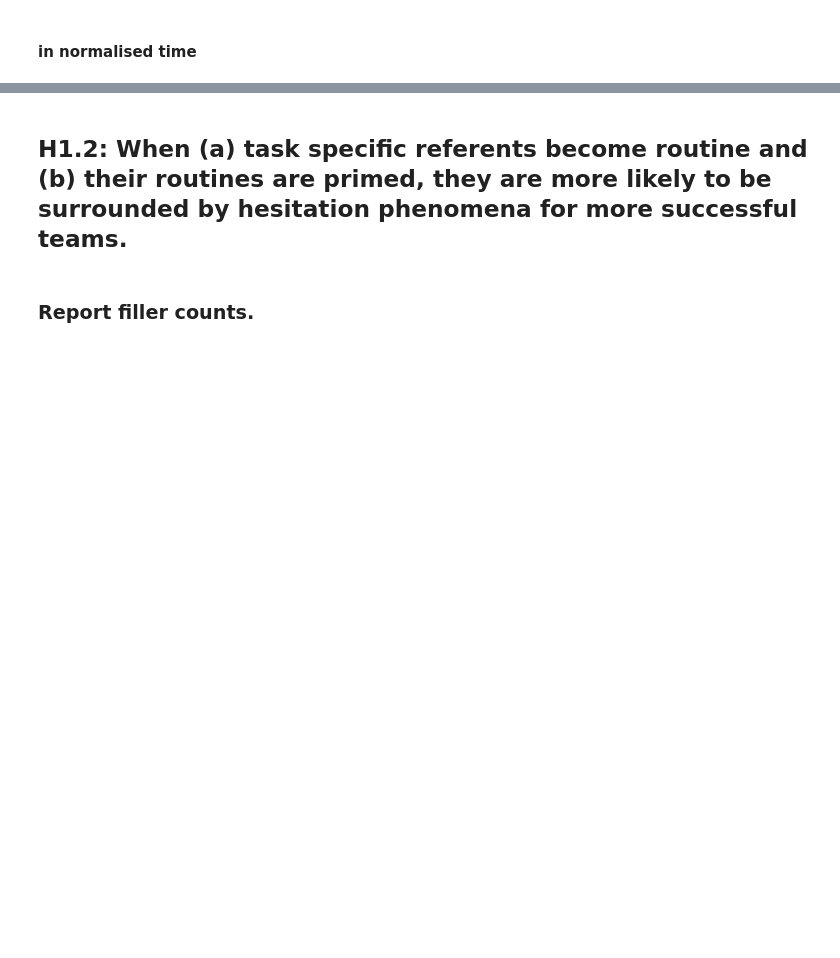
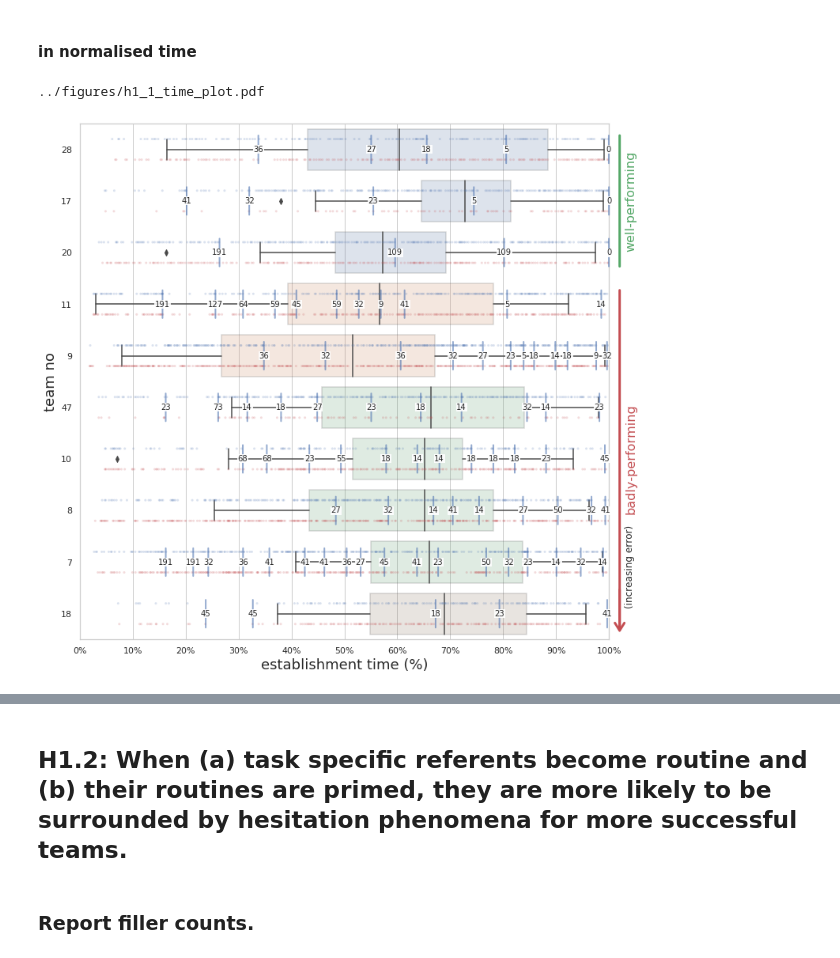
Before and after one commit to chili-epfl/justhink-alignment-analysis, a Jupyter notebook: tools/7_test_the_hypotheses.ipynb, the cells around one changed output, grey strips where cells are left out. Drawn from its saved outputs; the diff is of its cells as text; code cells hidden in the pictures; blank space fills up the shorter version.

```diff
--- a/tools/7_test_the_hypotheses.ipynb
+++ b/tools/7_test_the_hypotheses.ipynb
@@ -866,10 +877,11 @@ def plot_establishment(df, x,
         l = [0] + seps + [1]
         x = 1.02
         offset = 0.02
-        labels = [('success', 'g'), ('fail', 'r')]
+        labels = [('well-performing', 'g'),
+                  ('badly-performing', 'r')]
         for i, (previous, current) in enumerate(zip(l, l[1:])):
             if isinstance(previous, str):
-                previous = (order.index(previous) + 1)  /len(order)
+                previous = (order.index(previous) + 1) / len(order)
             if isinstance(current, str):
                 current = (order.index(current) + 1) / len(order)
             previous += offset
@@ -888,33 +900,91 @@ def plot_establishment(df, x,
                             rotation=90,
                             xycoords='axes fraction',
                             ha='left', va='center')
-        s = 'decreasing \n performance  \n (increasing error)'
-        s = '(decreasing performance)'
+
+        s = '(increasing error)'
         x = 1.02
         style = '<-,head_length=0.8,head_width=0.5'
         props = dict(arrowstyle=style, linewidth=3, color='r')
         ax.annotate(s='',
-                    xy=(x, 0.5),
+                    xy=(x, 0.1),
                     xytext=(x, 0.01),
                     xycoords='axes fraction',
                     arrowprops=props)
         t = ax.annotate(s,
                         xy=(x+0.01, 0.06),
                         fontsize=12,
                         rotation=90,
                         xycoords='axes fraction',
                         ha='left', va='bottom')
 
     if fig is not None and save:
         if save_filename is None:
             save_filename = 'h1_1_{}_plot.png'.format(xlabel.split()[-2])
         export_file = plots_dir.joinpath(
             pl.Path(save_filename).with_suffix('.png'))
         # fig.savefig(export_file, bbox_inches='tight')
         # print(export_file)
 
         export_file = export_file.with_suffix('.pdf')
         fig.savefig(export_file, bbox_inches='tight')
         print(export_file)
 
     return fig, ax
+
+
+order, seps = perf_order, perf_seps
+
+figsize = (12, 12)
+fig, ax = plt.subplots(figsize=figsize)
+
+# Plot utterances by marking their end times.
+palette = sns.color_palette()
+colors = list(palette)
+cs = [colors[0], colors[3]]
+df = all_corpus_df.copy()
+# Filter for the utterances.
+df = df[df.utterance_no != -1]
+df = df[df.subject.isin(['A', 'B'])]
+sns.stripplot(x='scaled_end', y='team_no', hue='subject',
+              order=order, jitter=0,
+              data=df, ax=ax, palette=cs, size=3,
+              dodge=True, alpha=0.2)
+
+# Annotate the submission costs on the plot.
+for team_no, _ in routine_dfs.items():
+    df = all_corpus_df.copy()
+    df = df[df.team_no == str(team_no)]
+    df = df[df.subject == 'T']
+    y = order.index(str(team_no))
+
+    for i, row in df.iterrows():
+        arrow_start, arrow_end = 0, 0
+        text_pos = row['scaled_end']
+
+        val = row['error']
+        s = '{:2.0%}'.format(val).strip('%')
+        offset = 0
+        props = dict(arrowstyle='-', alpha=0.6, linewidth=2, color='b')
+        ax.annotate(s='',
+                    xy=(text_pos, y+0.3),
+                    xytext=(text_pos, y-0.3),
+                    xycoords='data',
+                    color='green', arrowprops=props)
+        t = ax.annotate(s,
+                        xy=(text_pos, y+offset),
+                        backgroundcolor='w',
+                        fontsize=10,
+                        xycoords='data',
+                        ha='center', va='center')
+        t.set_bbox(dict(fc='w', alpha=0.9, ec='none',
+                        boxstyle='square,pad=0.05'))
+
+# Plot the establishment box plots.
+x, xlabel = 'scaled_establish_time', 'establishment time (%)'
+fig, ax = plot_establishment(
+    all_routines_df, x=x, xlabel=xlabel,
+    seps=seps, order=order,
+    fig=fig, ax=ax)
+# %% [output]
+../figures/h1_1_time_plot.pdf
+[figure, added]
```
Also changed, not shown: parts of 15 cells of this notebook, 3 other files.
